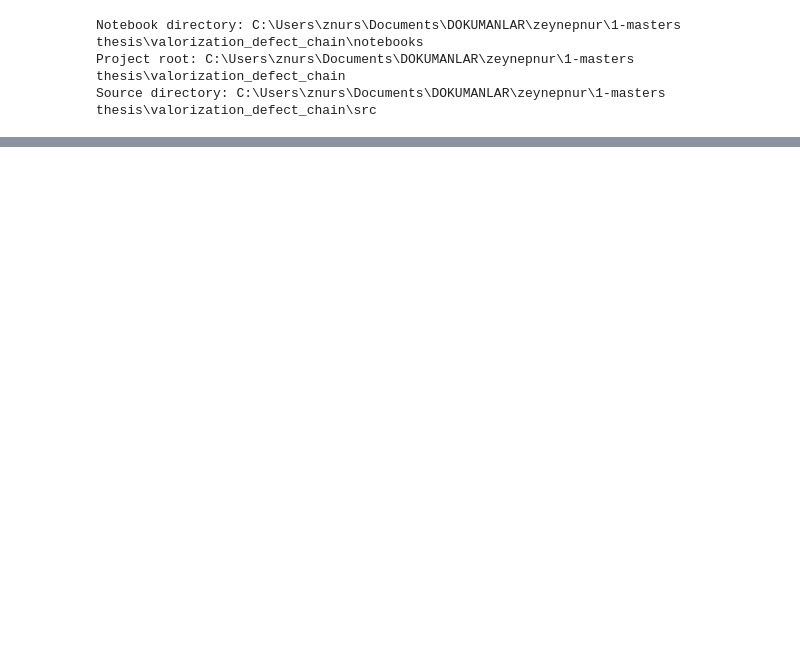
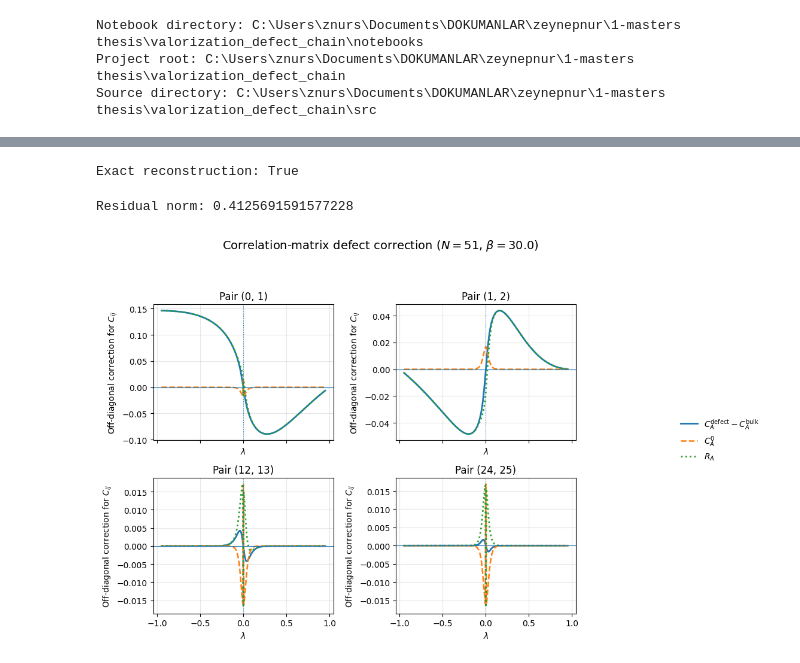
Before and after one commit to zeynepnursahinel/valorization-defect-chain, a Jupyter notebook: notebooks/Defect_Chain_Notebook.ipynb, the cells around one changed output, grey strips where cells are left out. Drawn from its saved outputs; the diff is of its cells as text; code cells hidden in the pictures; blank space fills up the shorter version.

Commit message:
green function reconstruction

```diff
--- a/notebooks/Defect_Chain_Notebook.ipynb
+++ b/notebooks/Defect_Chain_Notebook.ipynb
@@ -52,0 +189,39 @@ ModuleNotFoundError: No module named 'plotting_defect'
+# %%
+C_reconstructed = (
+    decomposition["C_bulk"]
+    + decomposition["C_zero"]
+    + decomposition["residual"]
+)
+
+print(
+    "Exact reconstruction:",
+    np.allclose(
+        decomposition["C_defect"],
+        C_reconstructed,
+    ),
+)
+# %% [output]
+Exact reconstruction: True
+# %%
+print(
+    "Residual norm:",
+    np.linalg.norm(
+        decomposition["residual"]
+    ),
+)
+# %% [output]
+Residual norm: 0.4125691591577228
+# %%
+correlation_decomposition_data = (
+    plot_correlation_decomposition_vs_lambda(
+        N=N,
+        beta=BETA,
+        lambda_values=LAMBDA_VALUES,
+        selected_pairs=SELECTED_PAIRS,
+        periodic=PERIODIC,
+        matrix_element="offdiagonal",
+        savepath="correlation_decomposition_offdiagonal.pdf",
+    )
+)
+# %% [output]
+[figure, added]
```
Also changed, not shown: parts of 11 cells of this notebook, 3 other files.
